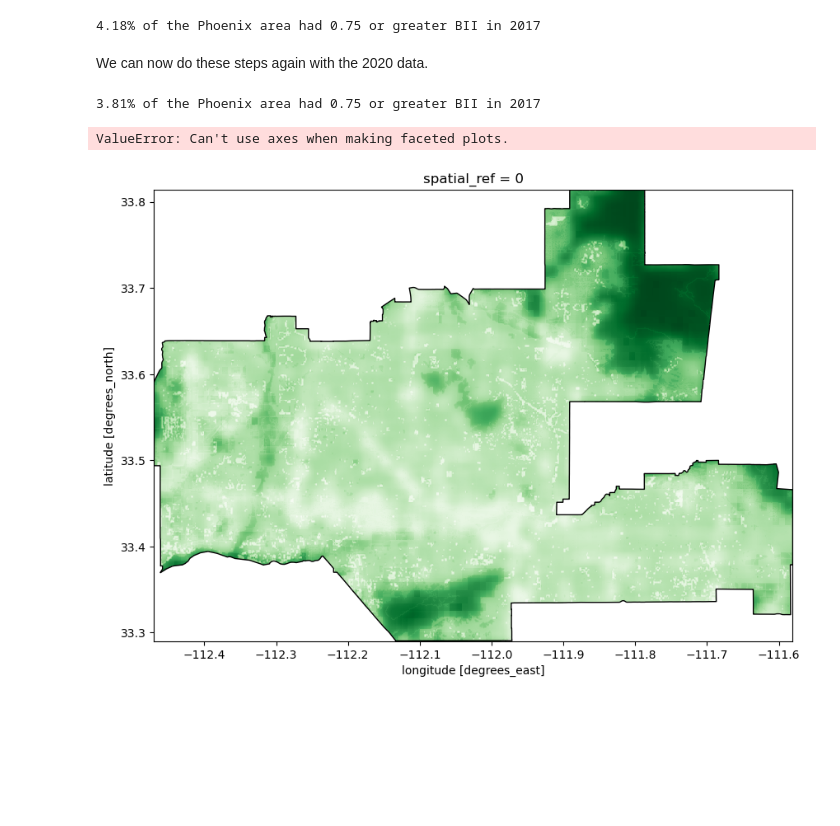
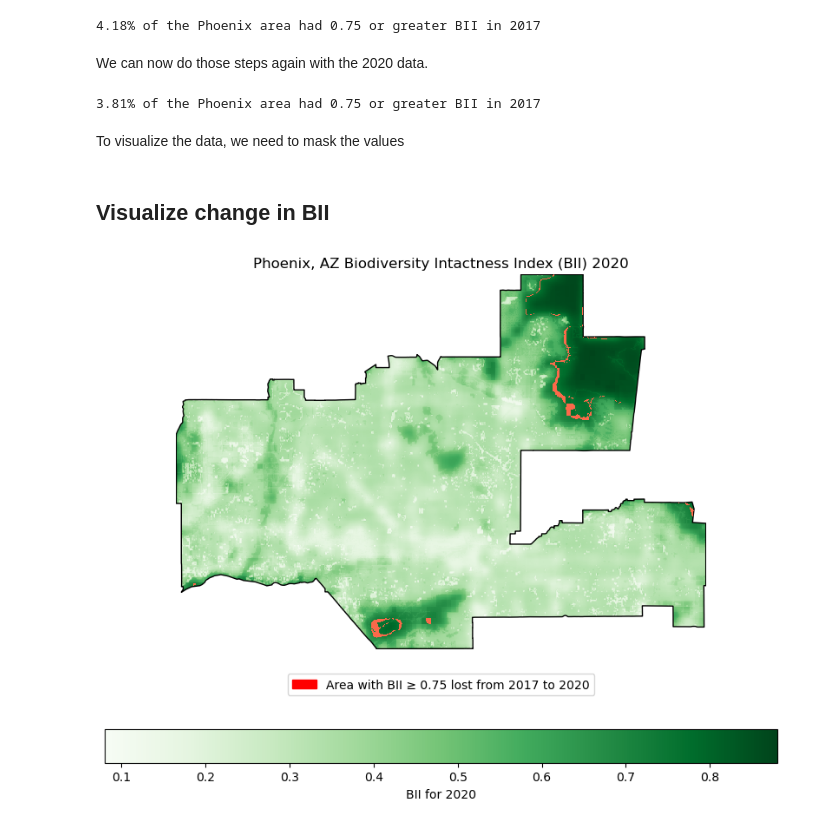
Before and after one commit to kylienewcomer/eds220-final-project, a Jupyter notebook: phoenix_biodiversity.ipynb, the cells around one changed output. Cells and saved outputs as stored; diff of their text form; code cells hidden in the pictures; blank space fills up the shorter version.

```diff
--- a/phoenix_biodiversity.ipynb
+++ b/phoenix_biodiversity.ipynb
@@ -390,7 +424,7 @@ print(f"{perc_bii_17_75:.2f}% of the Phoenix area had 0.75 or greater BII in 201
 # %% [output]
 4.18% of the Phoenix area had 0.75 or greater BII in 2017
 # %% [markdown]
-We can now do these steps again with the 2020 data.
+We can now do those steps again with the 2020 data.
 # %%
 bii_20_75 = bii_cells_20[bii_cells_20['bii'] >= 0.75].sum().iloc[1]
 
@@ -418,4 +452,6 @@ perc_bii_20_75 = bii_20_75_area / total_area20 * 100
 print(f"{perc_bii_20_75:.2f}% of the Phoenix area had 0.75 or greater BII in 2017")
 # %% [output]
 3.81% of the Phoenix area had 0.75 or greater BII in 2017
+# %% [markdown]
+To visualize the data, we need to mask the values
 # %%
@@ -428,39 +464,38 @@ bii_diff = bii_20_isolate - bii_17_isolate
 
 # Keep only values where bii was lost
 bii_diff_loss = bii_diff.where(bii_diff == -1)
+# %% [markdown]
+## Visualize change in BII
 # %%
 # Create plot
 fig, ax = plt.subplots(1, 1, figsize=(10, 8))
 
 ax.axis('off')
-# Plot 2020 BII
+# Plot clipped 2020 BII
 clip_bii_20.plot(ax = ax,
                    cmap = "Greens",
-                   add_colorbar = False)
+                   cbar_kwargs = {'location': 'bottom', 'label':'BII for 2020'})
 
-# Plot the Phoenix polygon, coloring just the outline to create border
-phoenix.plot(edgecolor = "black",
-                color = "none",
-                 ax = ax)
+# Plot Phoenix subdivision border
+phoenix.plot(ax = ax,
+             edgecolor = "black",
+             color = "none"
+                 )
 
-# Plot area lost mask
+#
 bii_diff_loss.plot(
     ax=ax,
     cmap="Reds",
     add_colorbar = False)
 
-cbar_kwargs
-# Add overall title, using combination of .suptitle and .title to control spacing
-plt.suptitle('Biodiversity Intactness Index (BII): Phoenix, AZ')
-plt.title(" ")
+legend_elements = [patches.Patch(facecolor='red', edgecolor='r',
+                         label='Area with BII ≥ 0.75 lost from 2017 to 2020')]
 
-## Legends
-# Add colorbar, making it smaller and horizontal
-fig.colorbar(bii, orientation = "horizontal", label = "BII for 2020", shrink = 0.7)
+ax.legend(handles=legend_elements, loc='upper center', bbox_to_anchor=(0.5, -0.05), ncol=5)
 
+plt.title('Phoenix, AZ Biodiversity Intactness Index (BII) 2020')
 
 
 plt.show()
 # %% [output]
-ValueError: Can't use axes when making faceted plots.
-[figure, old version]
+[figure, new version]
```
Also changed, not shown: parts of 25 cells of this notebook.
